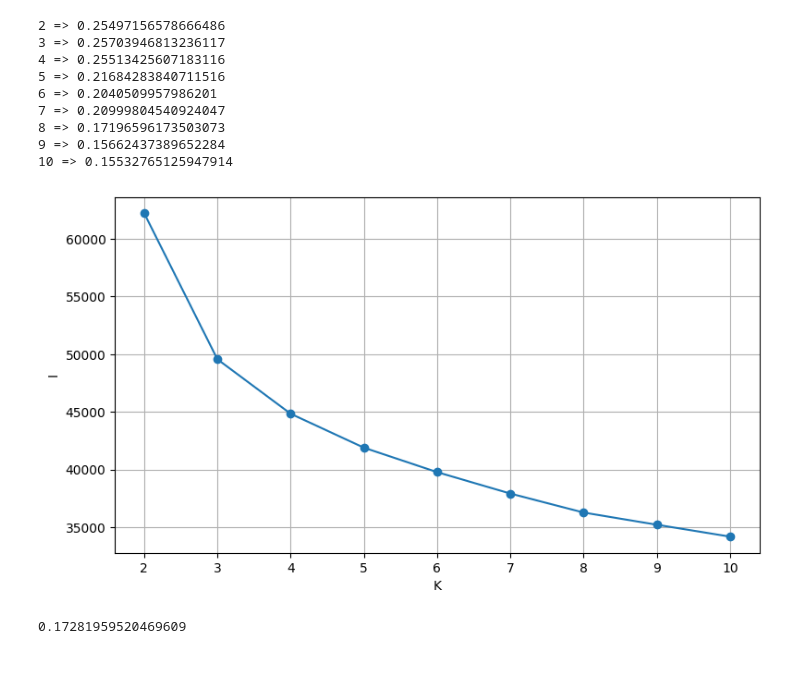
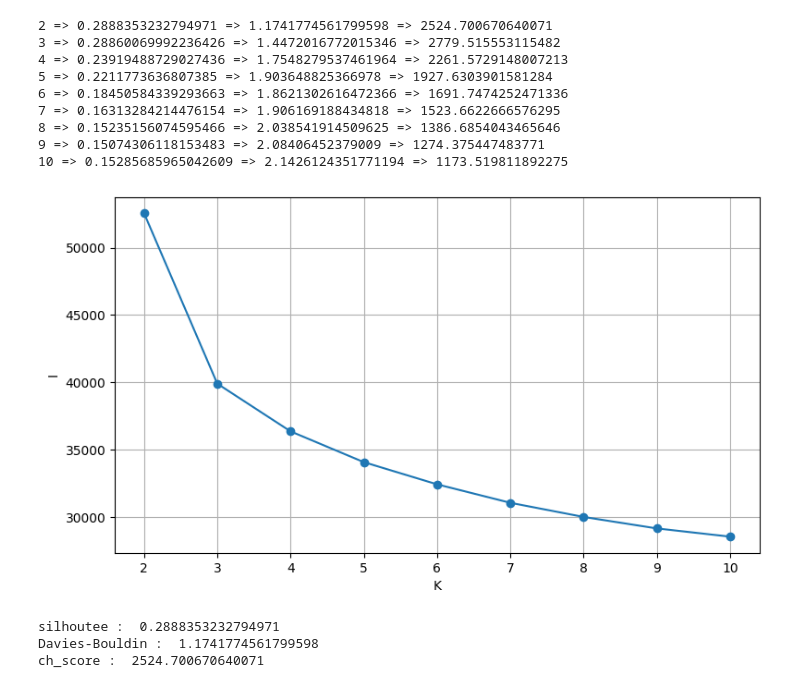
Before and after one commit to ayouberrak2/Customer-Churn-Analysis-and-Prediction, a Jupyter notebook: notebooks/Clustering.ipynb, the cells around one changed output. Cells and saved outputs as stored; diff of their text form; code cells hidden in the pictures.

Commit message:
feat: update clustering analysis

```diff
--- a/notebooks/Clustering.ipynb
+++ b/notebooks/Clustering.ipynb
@@ -10,4 +13,4 @@ from sklearn.cluster import AgglomerativeClustering
 # %%
-df = pd.read_csv("../data/processed/clean_data_clustering.csv")
+df = pd.read_csv("../data/processed/clean_data.csv")
 # %%
 numeric_colones= [
@@ -44,44 +47,53 @@ inertie = []
 silhouette_scores =[]
 
 for k in k_values:
     model = KMeans(
         n_clusters=k,
         random_state=42,
         n_init=10
     )
     labels = model.fit_predict(X_prepared)
 
     score = silhouette_score(
         X_prepared,labels
     )
+    db_score = davies_bouldin_score(
+        X_prepared,
+        labels
+    )
+
+    ch_score = calinski_harabasz_score(
+        X_prepared,
+        labels
+    )
     silhouette_scores.append(score)
     inertie.append(model.inertia_)
 
-    print(f"{k} => {score}")
+    print(f"{k} => {score} => {db_score} => {ch_score}")
 
 
 
 plt.figure(figsize=(9, 5))
 plt.plot(list(k_values), inertie, marker="o")
 
 plt.xlabel("K")
 plt.ylabel("I")
 plt.xticks(list(k_values))
 plt.grid(True)
 plt.show()
 
 # k = 3
 # %% [output]
-2 => 0.25497156578666486
-3 => 0.25703946813236117
-4 => 0.25513425607183116
-5 => 0.21684283840711516
-6 => 0.2040509957986201
-7 => 0.20999804540924047
-8 => 0.17196596173503073
-9 => 0.15662437389652284
-10 => 0.15532765125947914
+2 => 0.2888353232794971 => 1.1741774561799598 => 2524.700670640071
+3 => 0.28860069992236426 => 1.4472016772015346 => 2779.515553115482
+4 => 0.23919488729027436 => 1.7548279537461964 => 2261.5729148007213
+5 => 0.2211773636807385 => 1.903648825366978 => 1927.6303901581284
+6 => 0.18450584339293663 => 1.8621302616472366 => 1691.7474252471336
+7 => 0.16313284214476154 => 1.906169188434818 => 1523.6622666576295
+8 => 0.15235156074595466 => 2.038541914509625 => 1386.6854043465646
+9 => 0.15074306118153483 => 2.08406452379009 => 1274.375447483771
+10 => 0.15285685965042609 => 2.1426124351771194 => 1173.519811892275
-[figure, old version]
+[figure, new version]
 # %%
 dbscan = DBSCAN(
     eps=2.5,
@@ -90,20 +102,22 @@ dbscan = DBSCAN(
 
 lable = dbscan.fit_predict(X_prepared)
 
-df_dbscan = df.copy()
-df_dbscan["Cluster"] = lable
-
-# print(
-#     df_dbscan["Cluster"].value_counts()
-# )
-
-
 silhouette_score_DBSCAN = silhouette_score(
     X_prepared,lable
 )
-
-print(silhouette_score_DBSCAN)
-df_dbscan.to_csv("../data/test/db_scan.csv")
+db_score_dbSCAN = davies_bouldin_score(
+    X_prepared,
+    lable
+)
+ch_score_db_scan = calinski_harabasz_score(
+    X_prepared,
+    lable
+)
+print("silhoutee : ",silhouette_score_DBSCAN)
+print("Davies-Bouldin : ",db_score_dbSCAN)
+print("ch_score : ",ch_score_db_scan)
 # %% [output]
-0.17281959520469609
+silhoutee :  0.2888353232794971
+Davies-Bouldin :  1.1741774561799598
+ch_score :  2524.700670640071
 # %%
```
Also changed, not shown: parts of 7 cells of this notebook.
